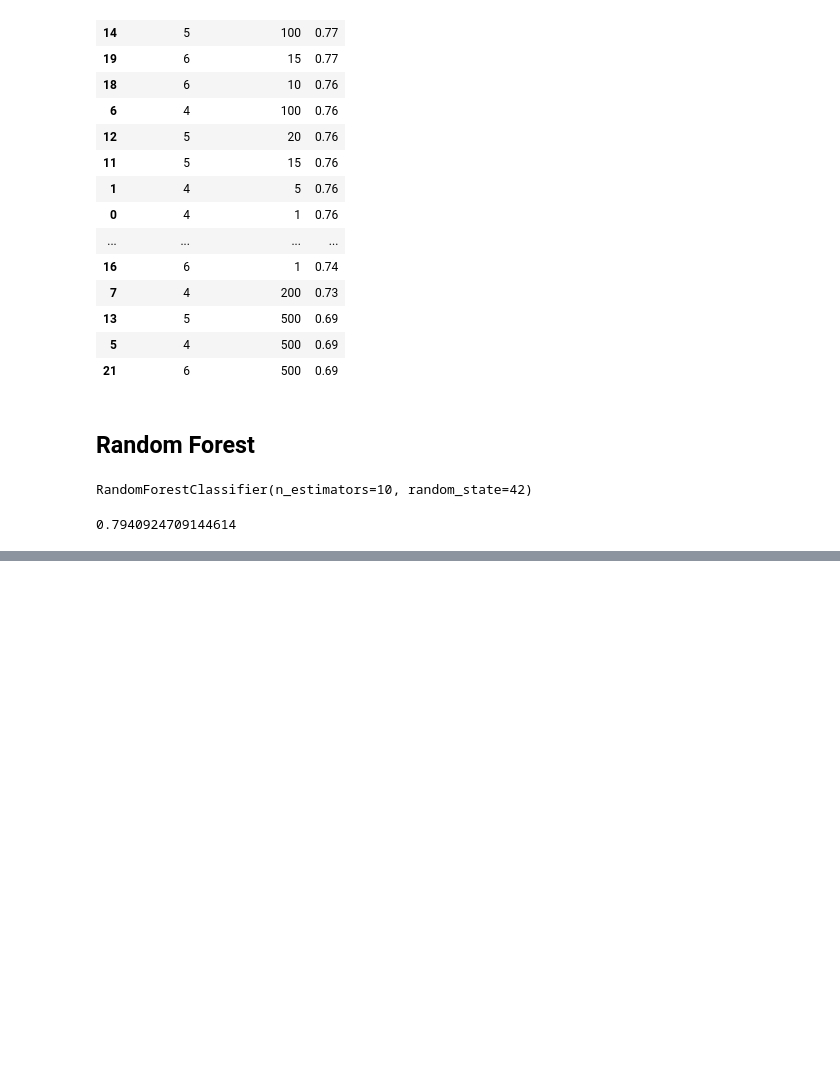
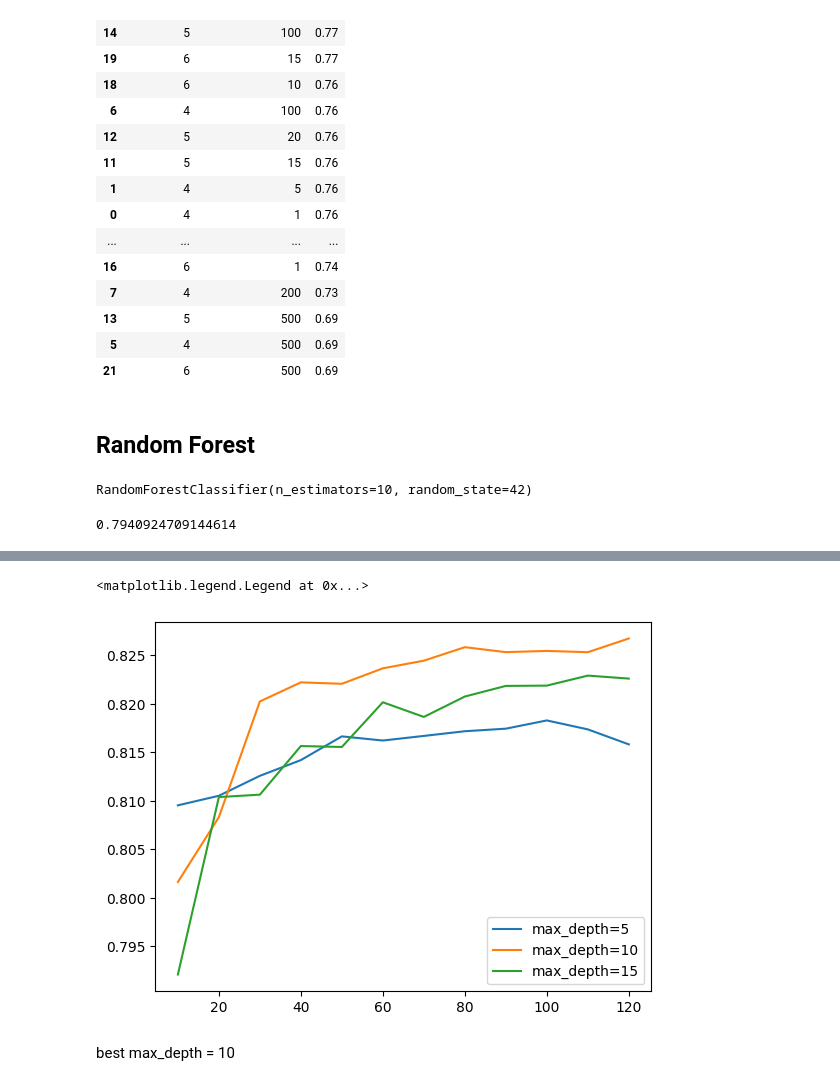
Before and after one commit to adeakinwe/ML_zoomcamp, a Jupyter notebook: Trees/decision_trees.ipynb, the cells around one changed output, grey strips where cells are left out. Cells and saved outputs as stored; diff of their text form; code cells hidden in the pictures; blank space fills up the shorter version.

Commit message:
tune n_estimators, max_depth and min_samples_leaf

```diff
--- a/Trees/decision_trees.ipynb
+++ b/Trees/decision_trees.ipynb
@@ -606,0 +587,14 @@ plt.plot(df_scores.n_estimators, df_scores.auc)
+# %%
+#Tune max_depth
+
+scores = []
+for d in [5, 10, 15]:
+    for n in range(10, 121, 10):
+        rf = RandomForestClassifier(n_estimators=n, max_depth=d, random_state=42)
+        rf.fit(X_train, y_train)
+
+        y_pred = rf.predict_proba(X_val)[:, 1]
+        auc = roc_auc_score(y_val, y_pred)
+        scores.append((n, d, auc))
+# %%
+df_scores = pd.DataFrame(scores, columns=['n_estimators','max_depth','auc'])
@@ -606,0 +621,13 @@ plt.plot(df_scores.n_estimators, df_scores.auc)
+# %%
+for d in [5, 10, 15]:
+    df_subset = df_scores[df_scores.max_depth == d]
+
+    plt.plot(df_subset.n_estimators, df_subset.auc,
+             label='max_depth=%d' % d)
+
+plt.legend()
+# %% [output]
+<matplotlib.legend.Legend at 0x...>
+[figure, added]
+# %% [markdown]
+best max_depth = 10
```
Also changed, not shown: parts of 9 cells of this notebook.
